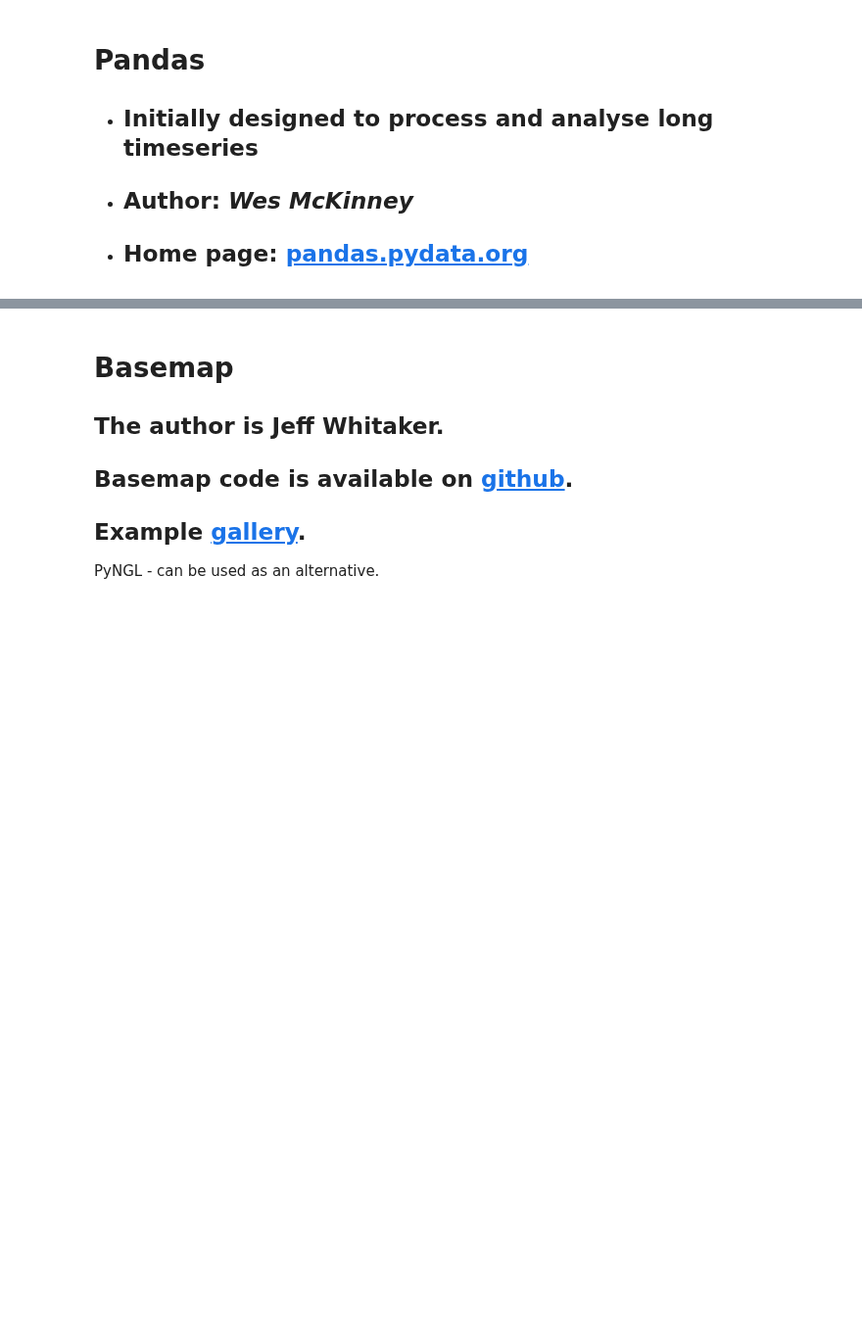
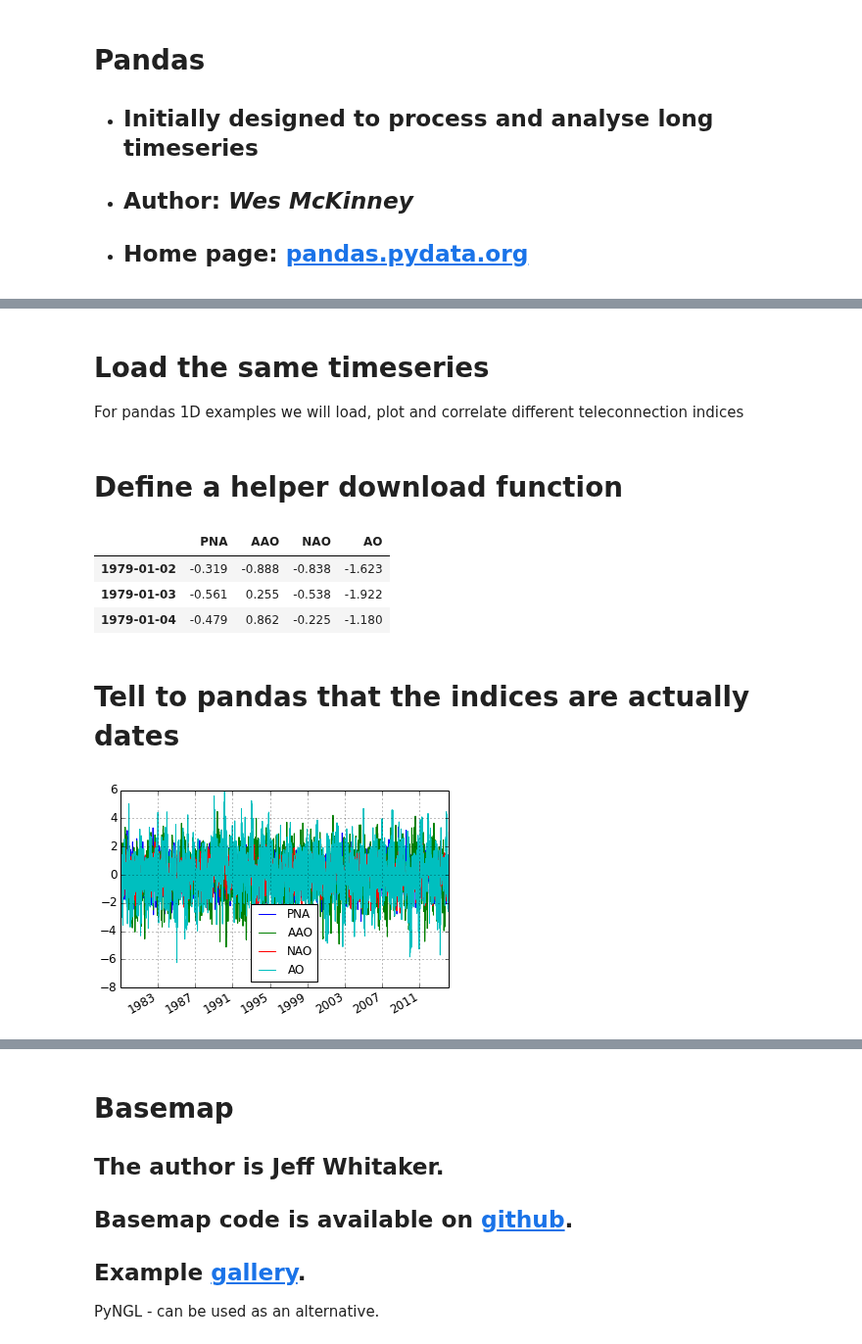
Before and after one commit to guziy/CMOS-python-tutorial, a Jupyter notebook: cmos2014-python-tutorial.ipynb, the cells around one changed output, grey strips where cells are left out. Shown at 98% size. Cells and saved outputs as stored; diff of their text form; code cells hidden in the pictures; blank space fills up the shorter version.

Commit message:
rework pandas examples to be more meteo related

```diff
--- a/cmos2014-python-tutorial.ipynb
+++ b/cmos2014-python-tutorial.ipynb
@@ -876,0 +802,15 @@ Exercises: Pandas
+# %% [markdown]
+Load the same timeseries
+======
+For pandas 1D examples we will load, plot and correlate different teleconnection indices
+# %%
+#Set name to link mapping
+name_to_link = {
+               "AAO" : "ftp://ftp.cpc.ncep.noaa.gov/cwlinks/norm.daily.aao.index.b790101.current.ascii",
+               "AO" : "ftp://ftp.cpc.ncep.noaa.gov/cwlinks/norm.daily.ao.index.b500101.current.ascii",
+               "NAO" : "ftp://ftp.cpc.ncep.noaa.gov/cwlinks/norm.daily.nao.index.b500101.current.ascii",
+               "PNA" : "ftp://ftp.cpc.ncep.noaa.gov/cwlinks/norm.daily.pna.index.b500101.current.ascii"
+}
+# %% [markdown]
+Define a helper download function
+======
@@ -876,0 +826,33 @@ Exercises: Pandas
+# %%
+#Download data locally if needed
+for name, link in name_to_link.iteritems():
+    fname = os.path.basename(link)
+    if not os.path.isfile(fname):
+        download_link(link, fname)
+# %%
+#Read data into memory
+import pandas as pd
+df_list = []
+for name, link in name_to_link.iteritems():
+    fname = os.path.basename(link)
+    dfi = pd.DataFrame.from_csv(fname, sep = r"\s+", index_col=[0,1,2], parse_dates=False)
+    dfi.columns = [name]
+    dfi = dfi.select(lambda t: "*" not in t[2]) # because some data is like: 2003  4 30*******
+    dfi.index = dfi.index.map(lambda t: [int(ti) for ti in t])
+    dfi.index = dfi.index.map(lambda t: datetime(*t))
+    df_list.append(dfi)
+df = pd.concat(df_list, axis = 1)
+df = df.dropna()
+df.head(3) #The periods
+# %% [output]
+|  | PNA | AAO | NAO | AO |
+| 1979-01-02 | -0.319 | -0.888 | -0.838 | -1.623 |
+| 1979-01-03 | -0.561 | 0.255 | -0.538 | -1.922 |
+| 1979-01-04 | -0.479 | 0.862 | -0.225 | -1.180 |
+# %% [markdown]
+Tell to pandas that the indices are actually dates
+======
+# %%
+df.plot();
+# %% [output]
+[figure, added]
```
Also changed, not shown: parts of 26 cells of this notebook.
